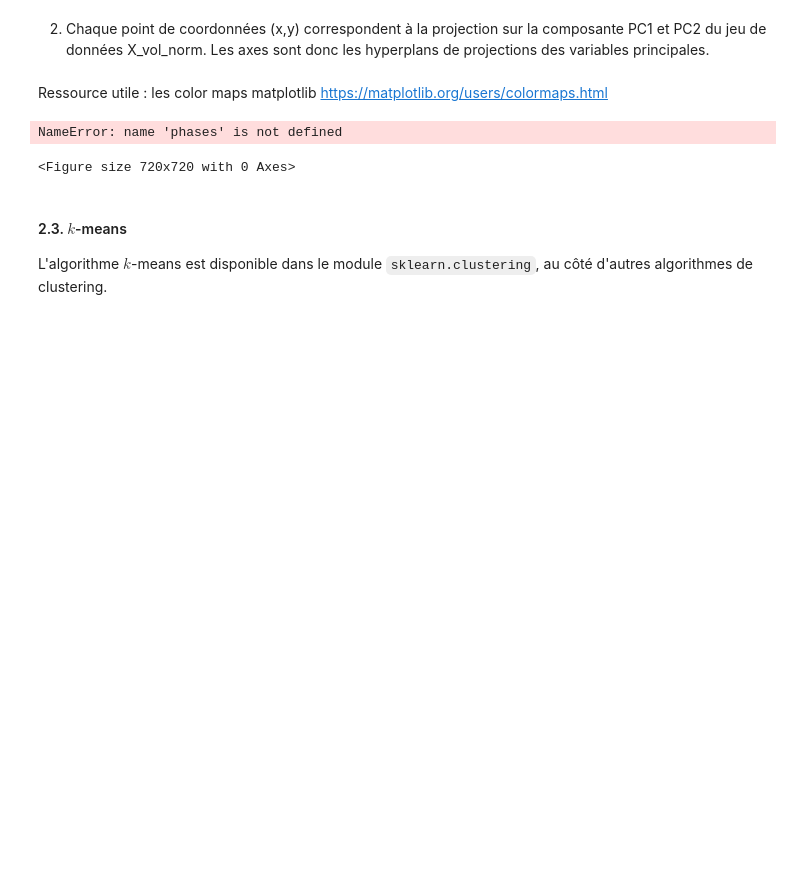
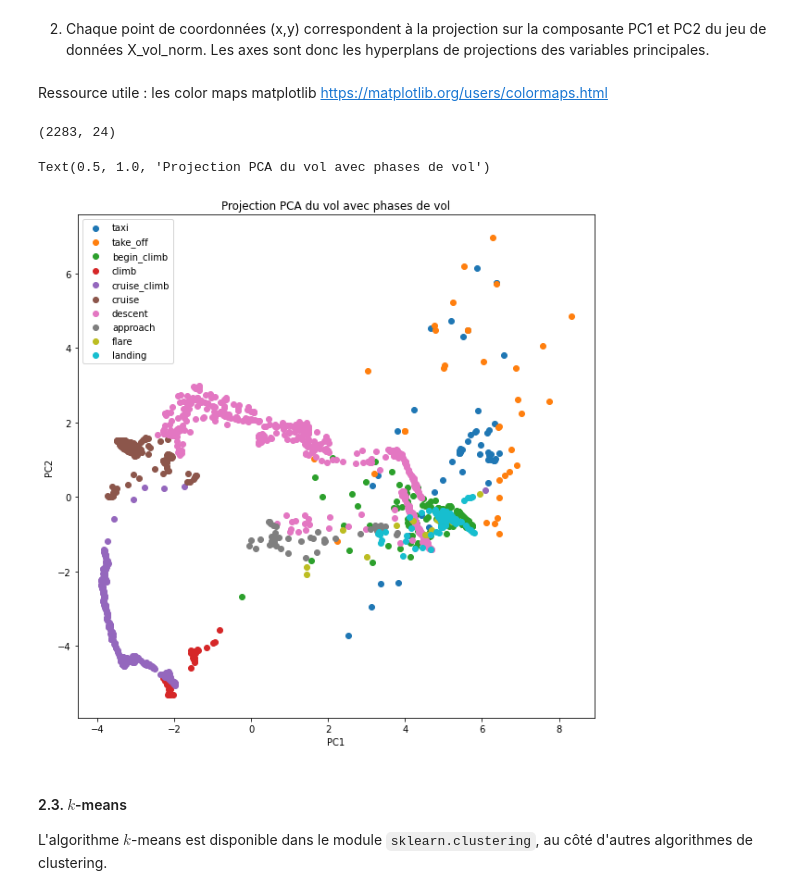
Before and after one commit to KrValentin/stats_descriptives, a Jupyter notebook: TD2/TD2.ipynb, the cells around one changed output. Saved outputs shown, nothing was run; the diff lists cells and outputs as text; code cells hidden in the pictures; blank space fills up the shorter version.

```diff
--- a/TD2/TD2.ipynb
+++ b/TD2/TD2.ipynb
@@ -573,22 +592,29 @@ Text(0, 0.5, 'data on PC2')
 2. Chaque point de coordonnées (x,y) correspondent à la projection sur la composante PC1 et PC2 du jeu de données X_vol_norm. Les axes sont donc les hyperplans de projections des variables principales.
 # %% [markdown]
 Ressource utile : les color maps matplotlib https://matplotlib.org/users/colormaps.html
+# %%
+np.shape(X_vol_norm)
+# %% [output]
+(2283, 24)
 # %%
 """
 EXERCICE - Projection et visualisation par PCA avec affichage de la phase de vol.
 Complétez le code matplotlib suivant afin de de colorer les points par phase de vol, avec une légende.
 """
+
 plt.figure(figsize=(10,10))
-for phase in phases:
-    data = ...
+for phase in flight_mod_name:
+    index = vol.loc[vol['FLIGHT_PHASE']==phase].index
+    X_by_phase = X_vol_norm[index, :]
+    data =  vol_pca.transform(X_by_phase)
     plt.scatter(data[:, 0], data[:, 1], label=phase)
 plt.legend()
 plt.xlabel('PC1')
 plt.ylabel('PC2')
 plt.title('Projection PCA du vol avec phases de vol')
 # %% [output]
-NameError: name 'phases' is not defined
+Text(0.5, 1.0, 'Projection PCA du vol avec phases de vol')
-<Figure size 720x720 with 0 Axes>
+[figure, added]
 # %% [markdown]
 #### 2.3. $k$-means
 
```
Also changed, not shown: parts of 15 cells of this notebook.
